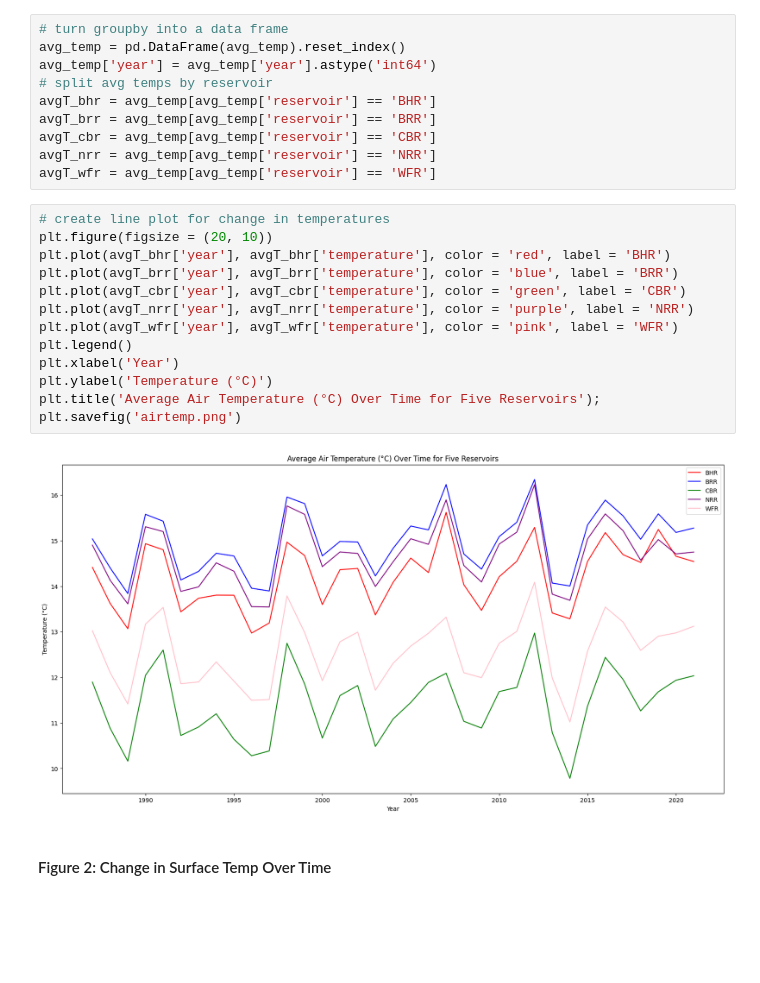
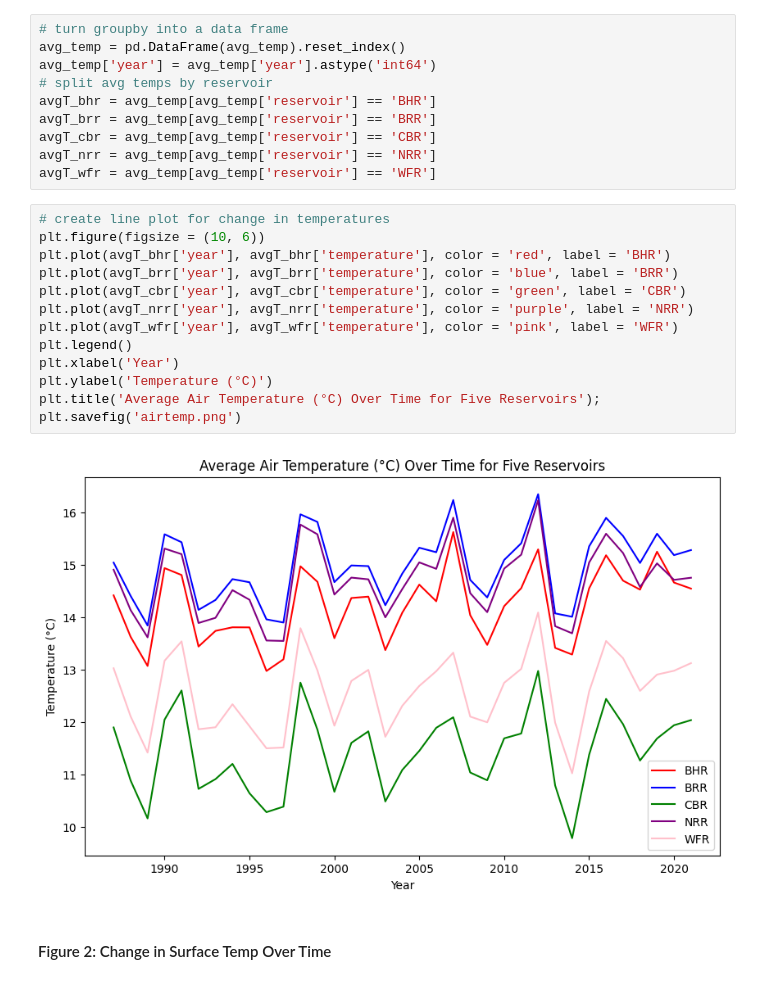
Before and after one commit to smsarette/ML-Final-Project, a Jupyter notebook: ML_HW1.ipynb, the cells around one changed output. Saved outputs shown, nothing was run; the diff lists cells and outputs as text; blank space fills up the shorter version.

```diff
--- a/ML_HW1.ipynb
+++ b/ML_HW1.ipynb
@@ -705,19 +705,19 @@ avgT_nrr = avg_temp[avg_temp['reservoir'] == 'NRR']
 avgT_wfr = avg_temp[avg_temp['reservoir'] == 'WFR']
 # %%
 # create line plot for change in temperatures
-plt.figure(figsize = (20, 10))
+plt.figure(figsize = (10, 6))
 plt.plot(avgT_bhr['year'], avgT_bhr['temperature'], color = 'red', label = 'BHR')
 plt.plot(avgT_brr['year'], avgT_brr['temperature'], color = 'blue', label = 'BRR')
 plt.plot(avgT_cbr['year'], avgT_cbr['temperature'], color = 'green', label = 'CBR')
 plt.plot(avgT_nrr['year'], avgT_nrr['temperature'], color = 'purple', label = 'NRR')
 plt.plot(avgT_wfr['year'], avgT_wfr['temperature'], color = 'pink', label = 'WFR')
 plt.legend()
 plt.xlabel('Year')
 plt.ylabel('Temperature (°C)')
 plt.title('Average Air Temperature (°C) Over Time for Five Reservoirs');
 plt.savefig('airtemp.png')
 # %% [output]
-[figure, old version]
+[figure, new version]
 # %% [markdown]
 #### Figure 2: Change in Surface Temp Over Time
 # %%
```
Also changed, not shown: parts of 13 cells of this notebook.
